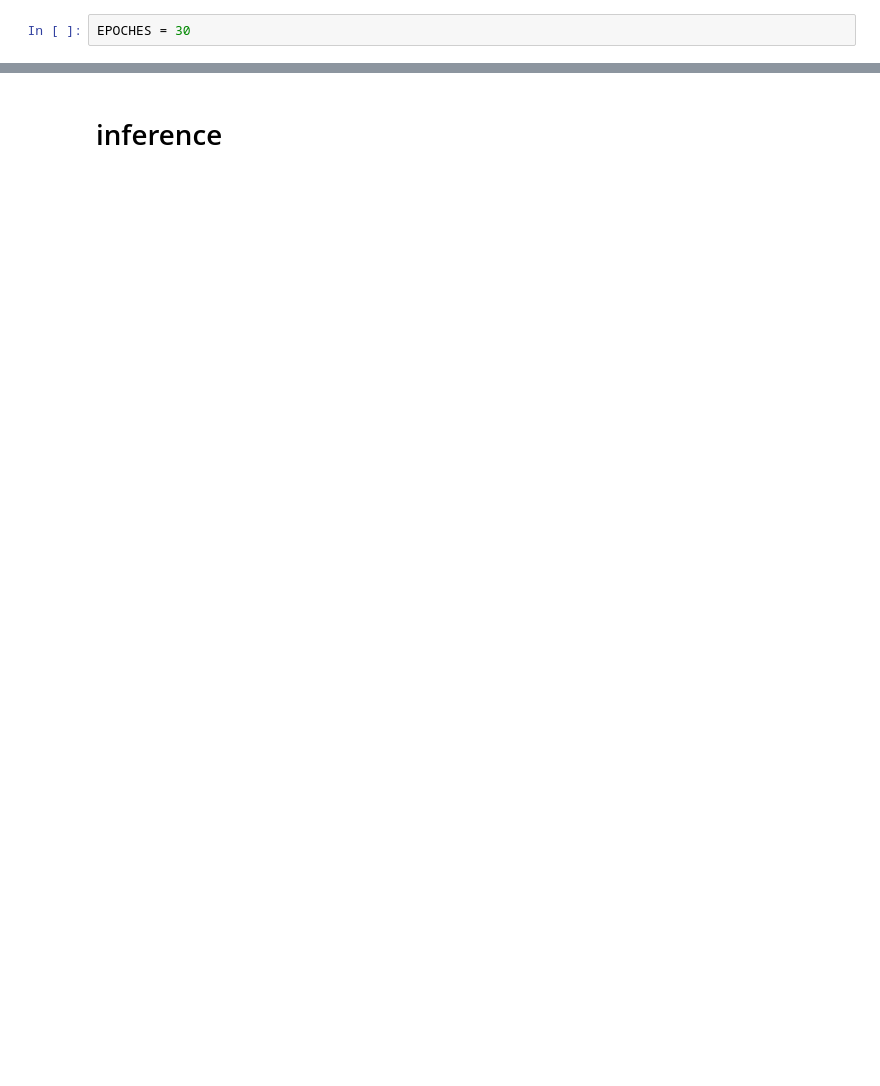
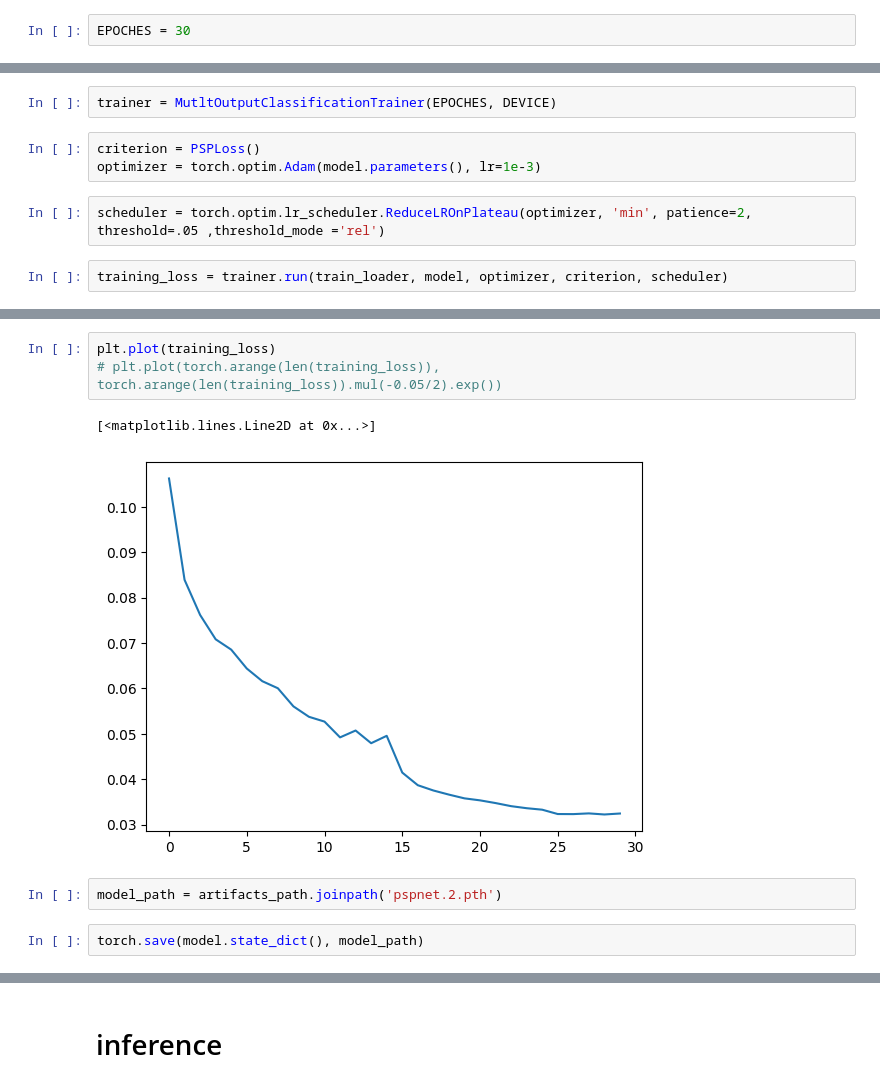
Before and after one commit to gitE0Z9/pytorch-implementations, a Jupyter notebook: notebooks/pspnet.ipynb, the cells around one changed output, grey strips where cells are left out. Saved outputs shown, nothing was run; the diff lists cells and outputs as text; blank space fills up the shorter version.

```diff
--- a/notebooks/pspnet.ipynb
+++ b/notebooks/pspnet.ipynb
@@ -142,0 +105,9 @@ torch.save(model.state_dict(), model_path)
+# %%
+trainer = MutltOutputClassificationTrainer(EPOCHES, DEVICE)
+# %%
+criterion = PSPLoss()
+optimizer = torch.optim.Adam(model.parameters(), lr=1e-3)
+# %%
+scheduler = torch.optim.lr_scheduler.ReduceLROnPlateau(optimizer, 'min', patience=2, threshold=.05 ,threshold_mode ='rel')
+# %%
+training_loss = trainer.run(train_loader, model, optimizer, criterion, scheduler)
@@ -143,3 +128,13 @@ torch.save(model.state_dict(), model_path)
+# %%
+plt.plot(training_loss)
+# plt.plot(torch.arange(len(training_loss)), torch.arange(len(training_loss)).mul(-0.05/2).exp())
+# %% [output]
+[<matplotlib.lines.Line2D at 0x...>]
+[figure, added]
+# %%
+model_path = artifacts_path.joinpath('pspnet.2.pth')
+# %%
+torch.save(model.state_dict(), model_path)
 # %%
 get_file_size(model_path)
 # %% [output]
```
Also changed, not shown: parts of 27 cells of this notebook, 18 other files.
